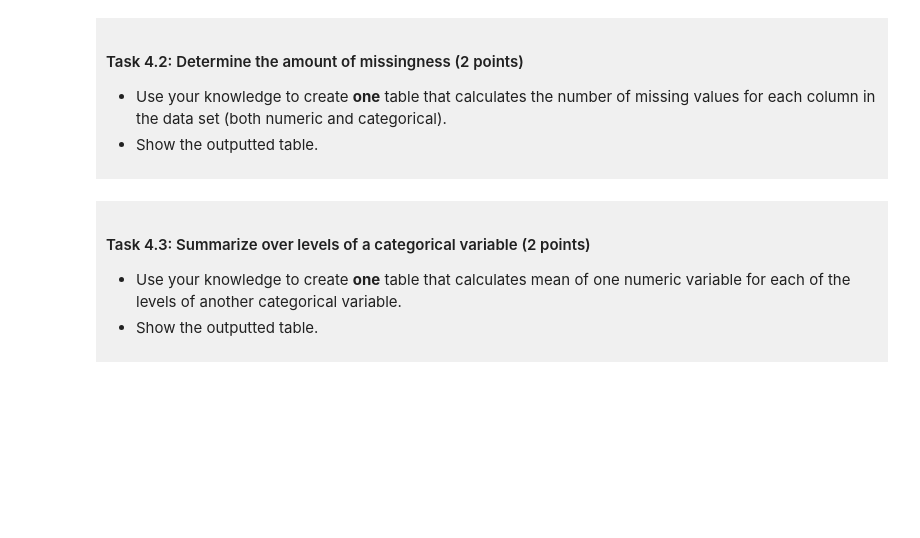
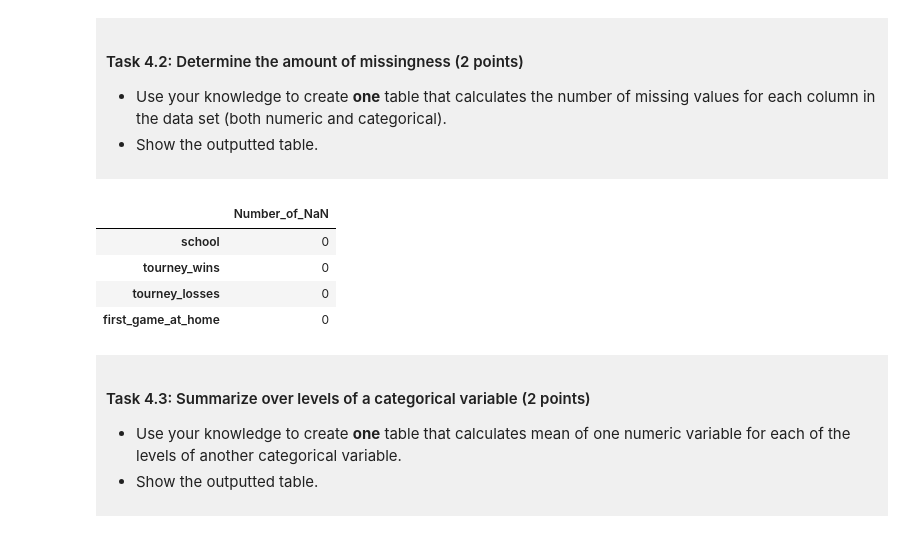
Before and after one commit to maddy991/dsci-100-project-MadelineWojcik, a Jupyter notebook: dsci-100-project-notebook (3).ipynb, the cells around one changed output. Saved outputs shown, nothing was run; the diff lists cells and outputs as text; code cells hidden in the pictures; blank space fills up the shorter version.

```diff
--- a/dsci-100-project-notebook (3).ipynb
+++ b/dsci-100-project-notebook (3).ipynb
@@ -255,7 +262,16 @@ You will refine your research question (if needed) and produce a tidy data set.
 - Show the outputted table.
 </div>
 # %%
-### EDIT THIS CODE CELL ###
+missing_data=tidy_data.isna().sum() #find the values NaN within data using isna, then add the amount in each column
+missing_data_table=pd.DataFrame(missing_data) #make new data frame for the values
+missing_data_table.columns=["Number_of_NaN"] #rename column
+missing_data_table
+# %% [output]
+|  | Number_of_NaN |
+| school | 0 |
+| tourney_wins | 0 |
+| tourney_losses | 0 |
+| first_game_at_home | 0 |
 # %% [markdown]
 <div style="background-color: #f0f0f0; padding: 10px;">
 
```
Also changed, not shown: parts of 3 cells of this notebook.
